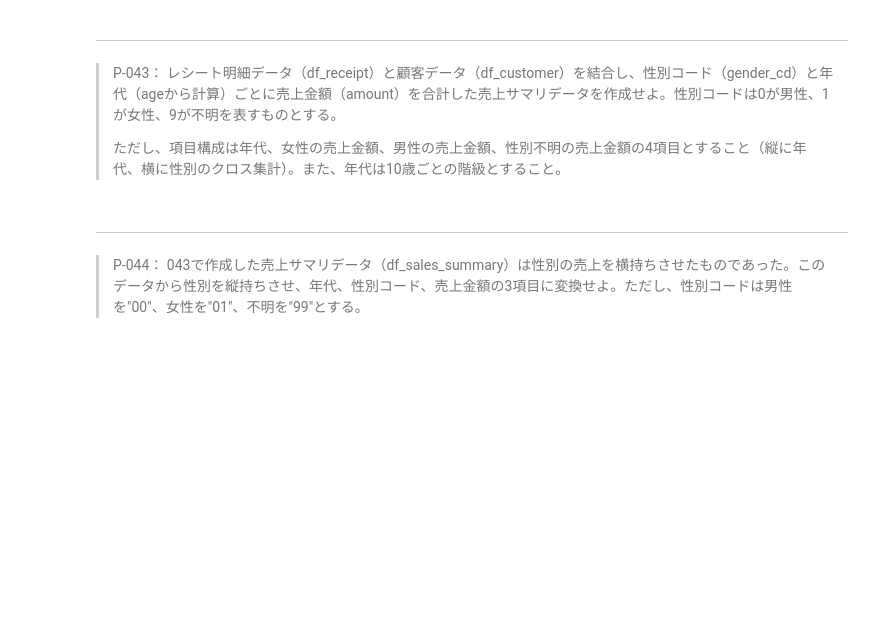
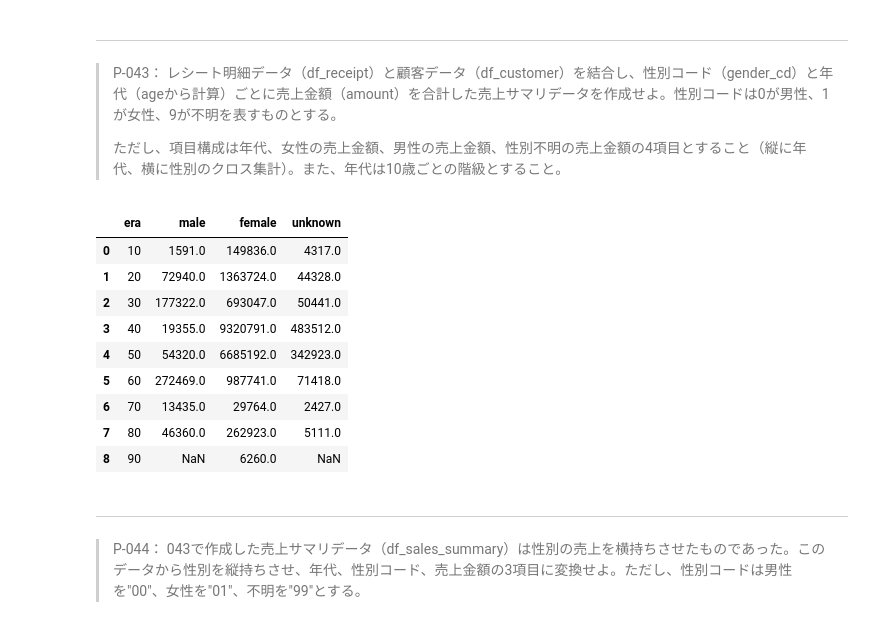
Before and after one commit to libra20/100knocks2, a Jupyter notebook: docker/work/preprocess_knock_Python.ipynb, the cells around one changed output. Saved outputs shown, nothing was run; the diff lists cells and outputs as text; code cells hidden in the pictures; blank space fills up the shorter version.

```diff
--- a/docker/work/preprocess_knock_Python.ipynb
+++ b/docker/work/preprocess_knock_Python.ipynb
@@ -851,6 +867,22 @@ dfa.head(10)
 > P-043： レシート明細データ（df_receipt）と顧客データ（df_customer）を結合し、性別コード（gender_cd）と年代（ageから計算）ごとに売上金額（amount）を合計した売上サマリデータを作成せよ。性別コードは0が男性、1が女性、9が不明を表すものとする。
 >
 > ただし、項目構成は年代、女性の売上金額、男性の売上金額、性別不明の売上金額の4項目とすること（縦に年代、横に性別のクロス集計）。また、年代は10歳ごとの階級とすること。
+# %%
+df = df_receipt.merge(df_customer, on='customer_id', how='inner')
+df['era'] = (df.age // 10) * 10
+dfa = df.pivot_table(index='era', columns='gender_cd', values='amount', aggfunc='sum').rename(columns={'0': 'male', '1': 'female', '9': 'unknown'})
+dfa.rename_axis(columns=None).reset_index()
+# %% [output]
+|  | era | male | female | unknown |
+| 0 | 10 | 1591.0 | 149836.0 | 4317.0 |
+| 1 | 20 | 72940.0 | 1363724.0 | 44328.0 |
+| 2 | 30 | 177322.0 | 693047.0 | 50441.0 |
+| 3 | 40 | 19355.0 | 9320791.0 | 483512.0 |
+| 4 | 50 | 54320.0 | 6685192.0 | 342923.0 |
+| 5 | 60 | 272469.0 | 987741.0 | 71418.0 |
+| 6 | 70 | 13435.0 | 29764.0 | 2427.0 |
+| 7 | 80 | 46360.0 | 262923.0 | 5111.0 |
+| 8 | 90 | NaN | 6260.0 | NaN |
 # %% [markdown]
 ---
 > P-044： 043で作成した売上サマリデータ（df_sales_summary）は性別の売上を横持ちさせたものであった。このデータから性別を縦持ちさせ、年代、性別コード、売上金額の3項目に変換せよ。ただし、性別コードは男性を"00"、女性を"01"、不明を"99"とする。
```
Also changed, not shown: parts of 1 cell of this notebook.
